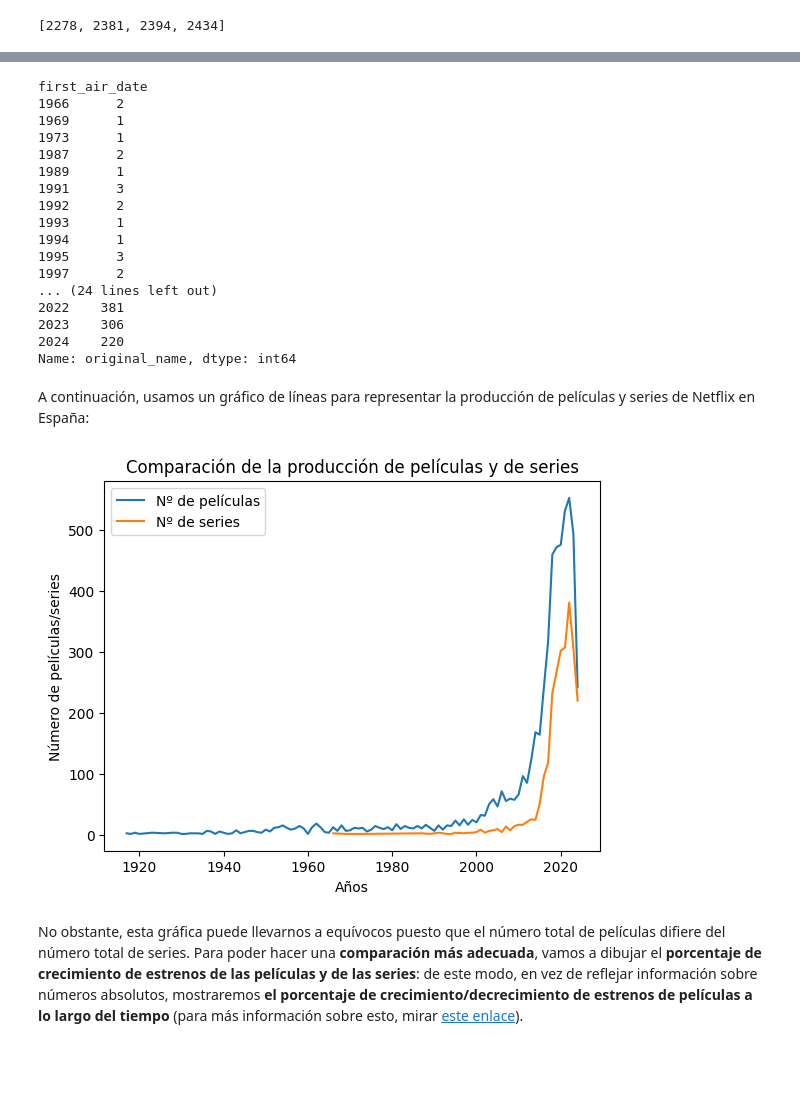
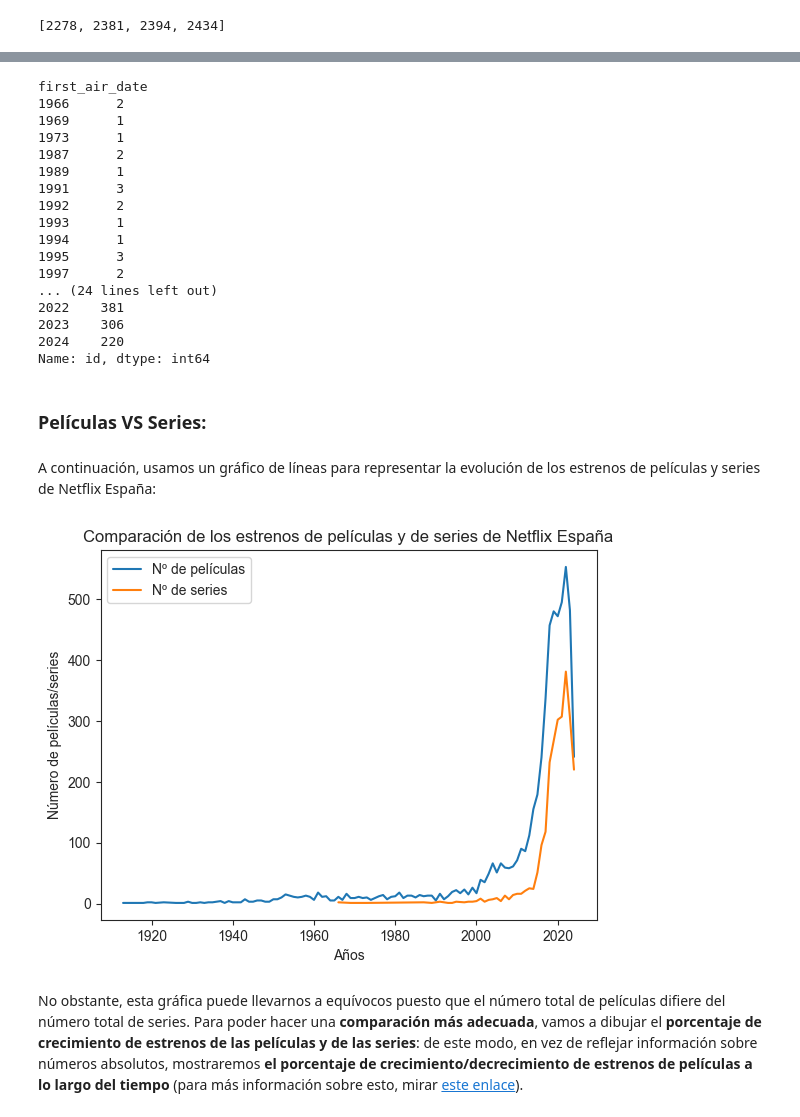
Before and after one commit to tacedo97/EDA-Streaming-Platforms-Spain, a Jupyter notebook: Analysis.ipynb, the cells around one changed output, grey strips where cells are left out. Drawn from its saved outputs; the diff is of its cells as text; code cells hidden in the pictures; blank space fills up the shorter version.

```diff
--- a/Analysis.ipynb
+++ b/Analysis.ipynb
@@ -211,0 +185,3 @@ netflix_movies_ko_dates
+# %%
+netflix_movies_spain.drop(index=netflix_movies_ko_dates, axis = 0, inplace=True)
+netflix_movies_spain = netflix_movies_spain.reset_index(drop=True)
@@ -212,7 +208,8 @@ netflix_movies_ko_dates
 # %%
 #Mediante la función pd.to_datetime convertimos el campo "release" de tipo string a uno de tipo fecha
 #Gracias a dt.year, nos quedamos únicamente con el año correspondiente a esa fecha
-netflix_movies_spain_year = netflix_movies_spain.groupby(pd.to_datetime(netflix_movies_spain["release_date"]).dt.year)["original_title"].count().sort_index()
+#Agrupamos por año y ordenamos cronológicamente
+netflix_movies_spain_year = netflix_movies_spain.groupby(pd.to_datetime(netflix_movies_spain["release_date"]).dt.year)["id"].count().sort_index()
 netflix_movies_spain_year
 # %% [output]
 release_date
@@ -310,2 +322,4 @@ Tal y como podemos ver, las fechas incorrectas son las que vienen informadas en
 # %%
-netflix_series_spain.drop(netflix_series_ko_dates, axis=0, inplace=True)
+netflix_series_spain.drop(index=netflix_series_ko_dates, axis = 0, inplace=True)
+netflix_series_spain = netflix_series_spain.reset_index(drop=True)
+netflix_series_spain.info()
@@ -312,5 +344,6 @@ netflix_series_spain.drop(netflix_series_ko_dates, axis=0, inplace=True)
 # %%
-netflix_series_spain_year = netflix_series_spain.groupby(pd.to_datetime(netflix_series_spain["first_air_date"]).dt.year)["original_name"].count().sort_index()
+#Agrupamos por año y ordenamos cronológicamente
+netflix_series_spain_year = netflix_series_spain.groupby(pd.to_datetime(netflix_series_spain["first_air_date"]).dt.year)["id"].count().sort_index()
 netflix_series_spain_year
 # %% [output]
 first_air_date
@@ -329,19 +362,21 @@ first_air_date
 2022    381
 2023    306
 2024    220
-Name: original_name, dtype: int64
+Name: id, dtype: int64
+# %% [markdown]
+### Películas VS Series:
 # %% [markdown]
-A continuación, usamos un gráfico de líneas para representar la producción de películas y series de Netflix en España:
+A continuación, usamos un gráfico de líneas para representar la evolución de los estrenos de películas y series de Netflix España:
 # %%
 fig, ax = plt.subplots()
-plt.title("Comparación de la producción de películas y de series")
+plt.title("Comparación de los estrenos de películas y de series de Netflix España")
 plt.xlabel("Años")
 plt.ylabel("Número de películas/series")
 plt.plot(netflix_movies_spain_year, label = "Nº de películas")
 plt.plot(netflix_series_spain_year, label = "Nº de series")
 plt.legend();
 # %% [output]
-[figure, old version]
+[figure, new version]
 # %% [markdown]
 No obstante, esta gráfica puede llevarnos a equívocos puesto que el número total de películas difiere del número total de series. Para poder hacer una **comparación más adecuada**, vamos a dibujar el **porcentaje de crecimiento de estrenos de las películas y de las series**: de este modo, en vez de reflejar información sobre números absolutos, mostraremos **el porcentaje de crecimiento/decrecimiento de estrenos de películas a lo largo del tiempo** (para más información sobre esto, mirar [este enlace](https://blog.datawrapper.de/dualaxis/)).
 # %%
```
Also changed, not shown: parts of 167 cells of this notebook, 3 other files.
